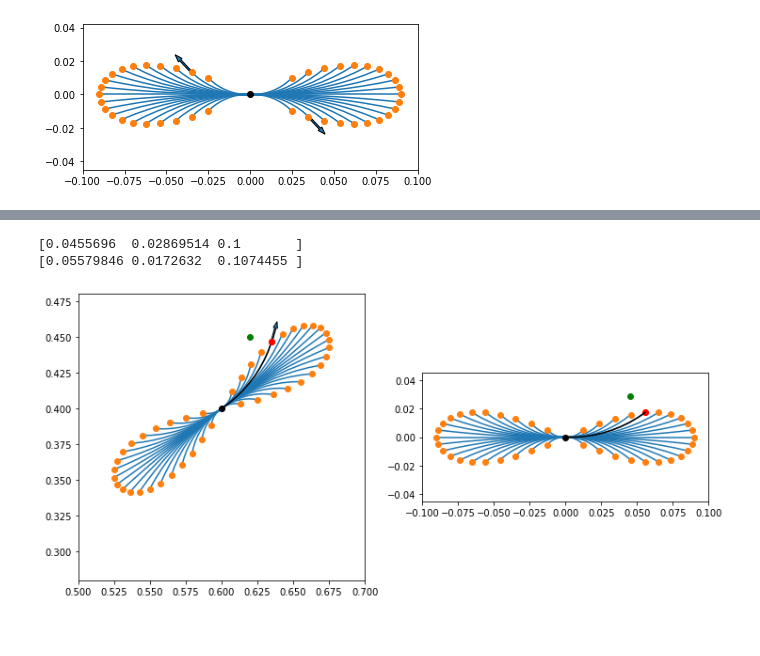
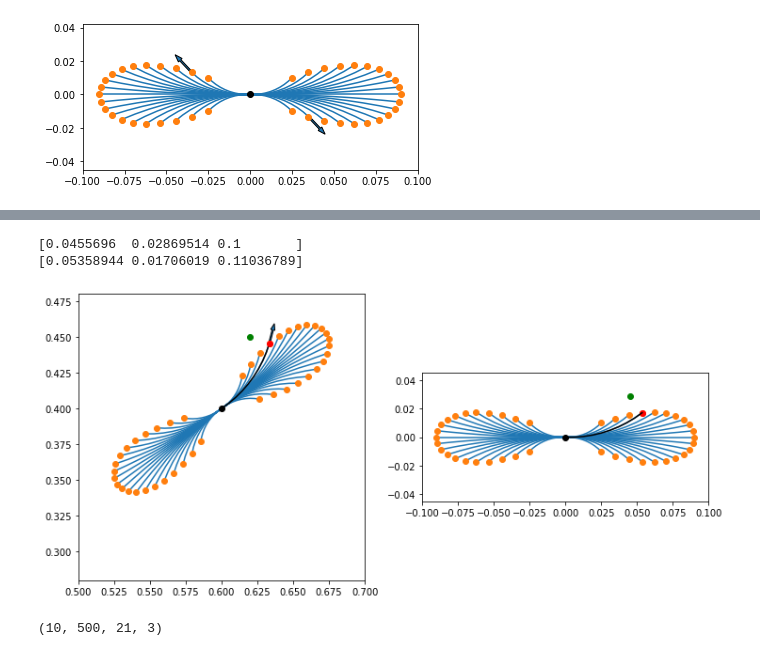
Before and after one commit to EmDash00/NonholonomicRRT, a Jupyter notebook: Theory of Operation.ipynb, the cells around one changed output, grey strips where cells are left out. Saved outputs shown, nothing was run; the diff lists cells and outputs as text; code cells hidden in the pictures.

```diff
--- a/Theory of Operation.ipynb
+++ b/Theory of Operation.ipynb
@@ -142,20 +126,20 @@ primative_tree = [MTree(dist) for i in range(500)]
 for i in range(N_v):
     v = i * v_max / N_v
     for j in range(N_phi):
-        n = RRTNode(primatives[i, -1, j])
+        n = RRTNode(primatives[-1, i, j])
         n.u[0] = phi[j]
-        n.u[1] = i * v_max / N_v
+        n.u[1] = v
 
-        n.u[2] = primatives[i, :, j]
+        n.u[2] = primatives[:, i, j]
         n.u[3] = i
 
         primative_tree[i].add(n)
 
-        n_neg = RRTNode(neg_prim[i, -1, j])
+        n_neg = RRTNode(neg_prim[-1, i, j])
         n_neg.u[0] = phi[j]
-        n_neg.u[1] = i * v_max / N_v
+        n_neg.u[1] = -v
 
-        n_neg.u[2] = neg_prim[i, :, j]
+        n_neg.u[2] = neg_prim[:, i, j]
         n_neg.u[3] = i
 
         primative_tree[i].add(n_neg)
@@ -190,18 +174,3 @@ ax.arrow(neg_candidates[idx, c_idx, 0], neg_candidates[idx, c_idx, 1], dx, dy)
 plt.show()
 # %% [output]
 [figure]
-# %%
-fig, ax = plt.subplots(subplot_kw={'aspect': 'equal'})
-ax.set_xlim([-0.1, 0.1])
-ax.set_ylim([-0.045, 0.042])
-
-idx = 100
-
-print(primatives.shape)
-geom_prims = primatives[:, idx
-
-for i in range(primatives.shape[2]):
-    ax.plot(primatives[:, idx, i, 0], primatives[i, idx, 1], 'C0')
-    ax.plot(neg_prim[:, idx, i, 0], neg_prim[i, idx, 1], 'C0')
-
-ax.plot(0, 0, 'ko')
@@ -220,7 +185,7 @@ print(x)
 print(n_primative)
 # %% [output]
 [0.0455696  0.02869514 0.1       ]
-[0.05579846 0.0172632  0.1074455 ]
+[0.05358944 0.01706019 0.11036789]
 # %%
 fig, ax = plt.subplots(1, 2, subplot_kw={'aspect': 'equal'}, figsize=(12, 9))
 
@@ -230,8 +195,8 @@ ax[0].set_ylim([0.28, 0.48])
 ax[1].set_xlim([-0.1, 0.1])
 ax[1].set_ylim([-0.045, 0.045])
 
-for i in range(primatives[idx].shape[1]):
-    paths = rotate(primatives[idx, :, i, :2].T.copy(), 2 * pi * p[2]).T
+for i in range(primatives[:, idx].shape[1]):
+    paths = rotate(primatives[:, idx, i, :2].T.copy(), 2 * pi * p[2]).T
 
     ax[0].plot(
         paths[:, 0] + p[0],
@@ -257,34 +222,38 @@ ax[0].plot(
 ax[0].plot(
     -path_ends[:, 0] + p[0],
     -path_ends[:, 1] + p[1],
     'C1o'
 )
 
-for i in range(primatives[idx].shape[1]):
-    ax[1].plot(primatives[idx, :, i, 0], primatives[idx, :, i, 1], 'C0')
-    ax[1].plot(neg_prim[idx, :, i, 0], neg_prim[idx, :, i, 1], 'C0')
+for i in range(primatives[:, idx].shape[1]):
+    ax[1].plot(primatives[:, idx, i, 0], primatives[:, idx, i, 1], 'C0')
+    ax[1].plot(neg_prim[:, idx, i, 0], neg_prim[:, idx, i, 1], 'C0')
 
 ax[1].plot(0, 0, 'ko')
 ax[1].plot(candidates[idx, :, 0],  candidates[idx, :, 1], 'C1o')
 ax[1].plot(neg_candidates[idx, :, 0],  neg_candidates[idx, :, 1], 'C1o')
 
 ax[1].plot(x[0], x[1], 'go')
 ax[1].plot(n_primative[0], n_primative[1], 'ro')
 
 ax[1].plot(n_primative.u[2][:, 0], n_primative.u[2][:, 1], 'k')
 curve = rotate_arc(n_primative.u[2][:, :2].copy(), p[2] * 2 * pi)
 soln = rotate(n_primative.copy(), p[2] * 2 * pi)
 
 ax[0].plot(curve[:, 0] + p[0], curve[:, 1] + p[1], 'k')
 ax[0].plot(soln[0] + p[0], soln[1] + p[1], 'ro')
 
 theta = soln[2] + p[2]
 
 dx = np.cos(theta * 2 * pi) / 100
 dy = np.sin(theta * 2 * pi) / 100
 
 ax[0].arrow(soln[0] + p[0], soln[1] + p[1], dx, dy)
 
 plt.show()
 # %% [output]
-[figure, old version]
+[figure, new version]
+# %%
+primatives.shape
+# %% [output]
+(10, 500, 21, 3)
```
Also changed, not shown: parts of 2 cells of this notebook.
